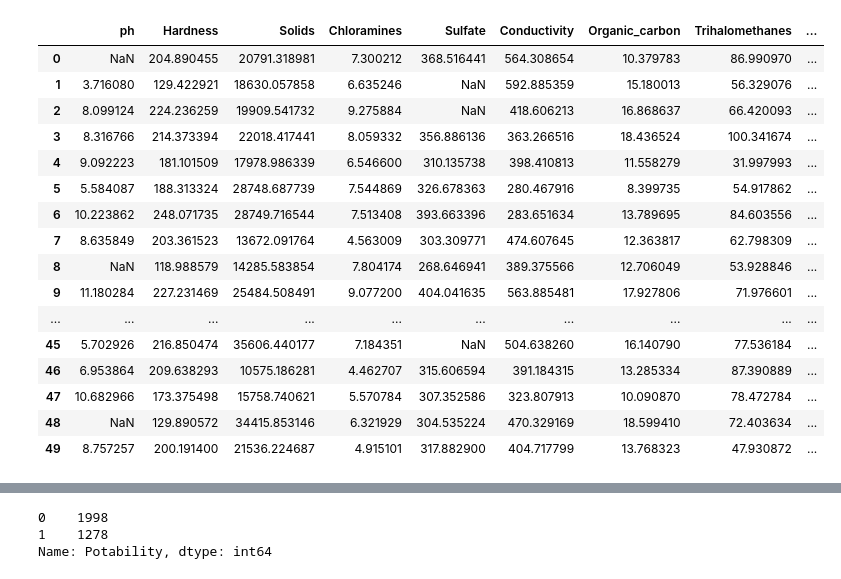
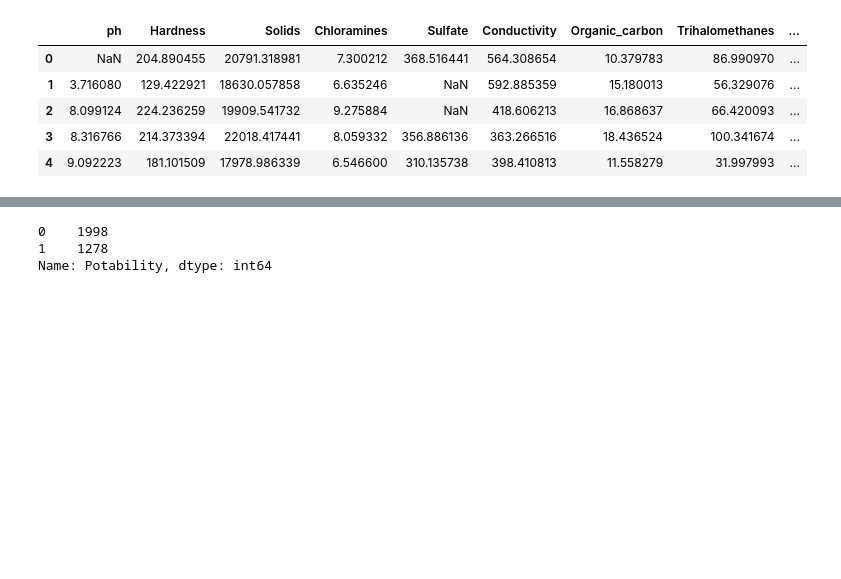
Before and after one commit to Ryan-Malin/Water, a Jupyter notebook: Sony/water_potability.ipynb, the cells around one changed output, grey strips where cells are left out. Saved outputs shown, nothing was run; the diff lists cells and outputs as text; code cells hidden in the pictures; blank space fills up the shorter version.

```diff
--- a/Sony/water_potability.ipynb
+++ b/Sony/water_potability.ipynb
@@ -5,26 +6,16 @@ from sklearn.preprocessing import StandardScaler
 import numpy as np
 import matplotlib.pyplot as plt
 # %%
+# Read the csv file and load
 water_df = pd.read_csv("water_potability.csv")
-water_df.iloc[:50]
+water_df.head()
 # %% [output]
 |  | ph | Hardness | Solids | Chloramines | Sulfate | Conductivity | Organic_carbon | Trihalomethanes | ... |
 | 0 | NaN | 204.890455 | 20791.318981 | 7.300212 | 368.516441 | 564.308654 | 10.379783 | 86.990970 | ... |
 | 1 | 3.716080 | 129.422921 | 18630.057858 | 6.635246 | NaN | 592.885359 | 15.180013 | 56.329076 | ... |
 | 2 | 8.099124 | 224.236259 | 19909.541732 | 9.275884 | NaN | 418.606213 | 16.868637 | 66.420093 | ... |
 | 3 | 8.316766 | 214.373394 | 22018.417441 | 8.059332 | 356.886136 | 363.266516 | 18.436524 | 100.341674 | ... |
 | 4 | 9.092223 | 181.101509 | 17978.986339 | 6.546600 | 310.135738 | 398.410813 | 11.558279 | 31.997993 | ... |
-| 5 | 5.584087 | 188.313324 | 28748.687739 | 7.544869 | 326.678363 | 280.467916 | 8.399735 | 54.917862 | ... |
-| 6 | 10.223862 | 248.071735 | 28749.716544 | 7.513408 | 393.663396 | 283.651634 | 13.789695 | 84.603556 | ... |
-| 7 | 8.635849 | 203.361523 | 13672.091764 | 4.563009 | 303.309771 | 474.607645 | 12.363817 | 62.798309 | ... |
-| 8 | NaN | 118.988579 | 14285.583854 | 7.804174 | 268.646941 | 389.375566 | 12.706049 | 53.928846 | ... |
-| 9 | 11.180284 | 227.231469 | 25484.508491 | 9.077200 | 404.041635 | 563.885481 | 17.927806 | 71.976601 | ... |
-| ... | ... | ... | ... | ... | ... | ... | ... | ... | ... |
-| 45 | 5.702926 | 216.850474 | 35606.440177 | 7.184351 | NaN | 504.638260 | 16.140790 | 77.536184 | ... |
-| 46 | 6.953864 | 209.638293 | 10575.186281 | 4.462707 | 315.606594 | 391.184315 | 13.285334 | 87.390889 | ... |
-| 47 | 10.682966 | 173.375498 | 15758.740621 | 5.570784 | 307.352586 | 323.807913 | 10.090870 | 78.472784 | ... |
-| 48 | NaN | 129.890572 | 34415.853146 | 6.321929 | 304.535224 | 470.329169 | 18.599410 | 72.403634 | ... |
-| 49 | 8.757257 | 200.191400 | 21536.224687 | 4.915101 | 317.882900 | 404.717799 | 13.768323 | 47.930872 | ... |
 # %%
 # Know about the dataset
 water_df.info()
```
Also changed, not shown: parts of 10 cells of this notebook.
